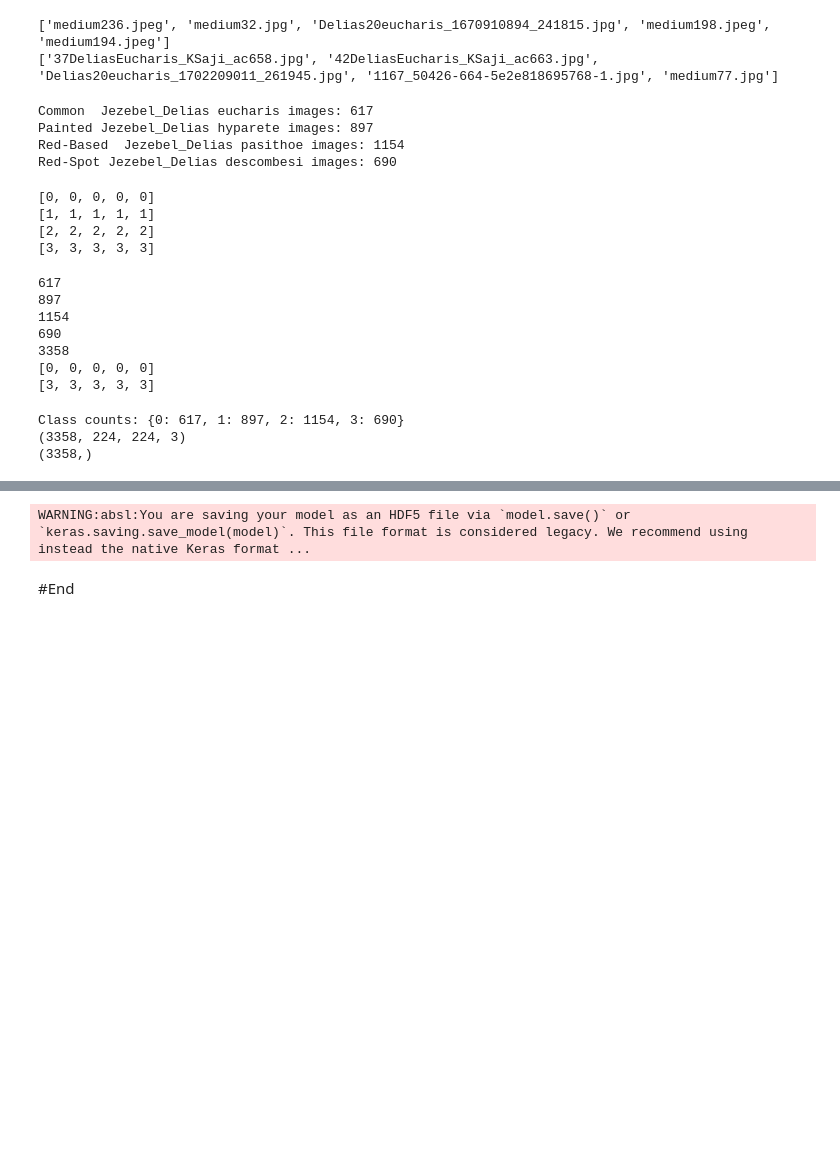
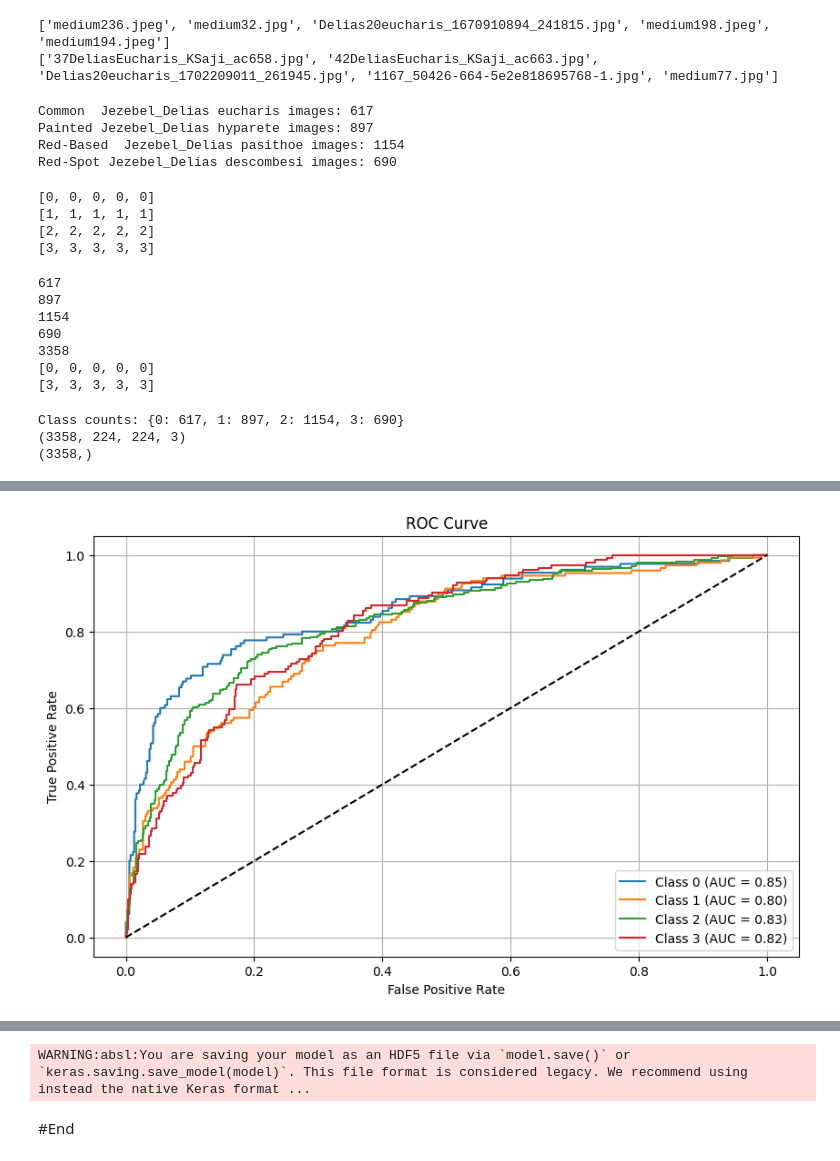
Before and after one commit to Imran012x/Android-Studio-Lab, a Jupyter notebook: 2_CNN+EfficientNetB0.ipynb, the cells around one changed output, grey strips where cells are left out. Saved outputs shown, nothing was run; the diff lists cells and outputs as text; code cells hidden in the pictures; blank space fills up the shorter version.

```diff
--- a/2_CNN+EfficientNetB0.ipynb
+++ b/2_CNN+EfficientNetB0.ipynb
@@ -210,14 +289,14 @@ for layer in base_model.layers:
     layer.trainable = False
 
 # Compile model
-model.compile(optimizer=RMSprop(learning_rate=0.001),
+model.compile(optimizer=RMSprop(learning_rate=0.0001),
               loss='sparse_categorical_crossentropy',
               metrics=['accuracy'])
 
 # Train model
 history = model.fit(X_train_scaled, Y_train,
                     validation_split=0.2,
-                    epochs=50, batch_size=32, verbose=1)
+                    epochs=100, batch_size=32, verbose=1)
 
 # Evaluate model
 val_loss, val_accuracy = model.evaluate(X_test_scaled, Y_test, verbose=0)
@@ -242,0 +322,76 @@ Validation Accuracy: 0.5268
+# %%
+
+# Generate predictions for visualization
+Y_test_pred_prob = model.predict(X_test_scaled)
+Y_test_pred = np.argmax(Y_test_pred_prob, axis=1)
+
+# Convert labels for visualization
+Y_test_one_hot = tf.keras.utils.to_categorical(Y_test, num_classes=4)
+
+# Visualizations
+def plot_all_visualizations(Y_test, Y_test_one_hot, Y_test_pred, Y_test_pred_prob, history):
+    # ROC Curve
+    plt.figure(figsize=(10, 6))
+    for i in range(4):
+        y_true_binary = (np.argmax(Y_test_one_hot, axis=1) == i).astype(int)
+        y_score = Y_test_pred_prob[:, i]
+        fpr, tpr, _ = roc_curve(y_true_binary, y_score)
+        roc_auc = auc(fpr, tpr)
+        plt.plot(fpr, tpr, label=f'Class {i} (AUC = {roc_auc:.2f})')
+    plt.plot([0, 1], [0, 1], 'k--')
+    plt.title('ROC Curve')
+    plt.xlabel('False Positive Rate')
+    plt.ylabel('True Positive Rate')
+    plt.legend(loc='lower right')
+    plt.grid()
+    plt.show()
+
+    # Confusion Matrix
+    conf_matrix = confusion_matrix(Y_test, Y_test_pred)
+    plt.figure(figsize=(10, 8))
+    sns.heatmap(conf_matrix, annot=True, fmt='d', cmap='Blues')
+    plt.title('Confusion Matrix')
+    plt.xlabel('Predicted')
+    plt.ylabel('Actual')
+    plt.show()
+
+    # Precision-Recall Curve
+    plt.figure(figsize=(10, 6))
+    for i in range(4):
+        precision, recall, _ = precision_recall_curve(Y_test_one_hot[:, i], Y_test_pred_prob[:, i])
+        plt.plot(recall, precision, label=f'Class {i}')
+    plt.title('Precision-Recall Curve')
+    plt.xlabel('Recall')
+    plt.ylabel('Precision')
+    plt.legend()
+    plt.grid()
+    plt.show()
+
+    # Training Curves
+    plt.figure(figsize=(12, 4))
+    plt.subplot(1, 2, 1)
+    plt.plot(history.history['accuracy'], label='Training')
+    plt.plot(history.history['val_accuracy'], label='Validation')
+    plt.title('Model Accuracy')
+    plt.xlabel('Epoch')
+    plt.ylabel('Accuracy')
+    plt.legend()
+
+    plt.subplot(1, 2, 2)
+    plt.plot(history.history['loss'], label='Training')
+    plt.plot(history.history['val_loss'], label='Validation')
+    plt.title('Model Loss')
+    plt.xlabel('Epoch')
+    plt.ylabel('Loss')
+    plt.legend()
+    plt.tight_layout()
+    plt.show()
+
+# Generate all visualizations
+plot_all_visualizations(Y_test, Y_test_one_hot, Y_test_pred, Y_test_pred_prob, history)
+
+# Print final metrics
+print("\nFinal Model Performance:")
+print(f"Test Accuracy: {accuracy_score(Y_test, Y_test_pred):.4f}")
+print(f"F1 Score: {f1_score(Y_test, Y_test_pred, average='weighted'):.4f}")
+# %% [output]
@@ -242,0 +399 @@ Validation Accuracy: 0.5268
+[figure, added]
```
Also changed, not shown: parts of 9 cells of this notebook.
